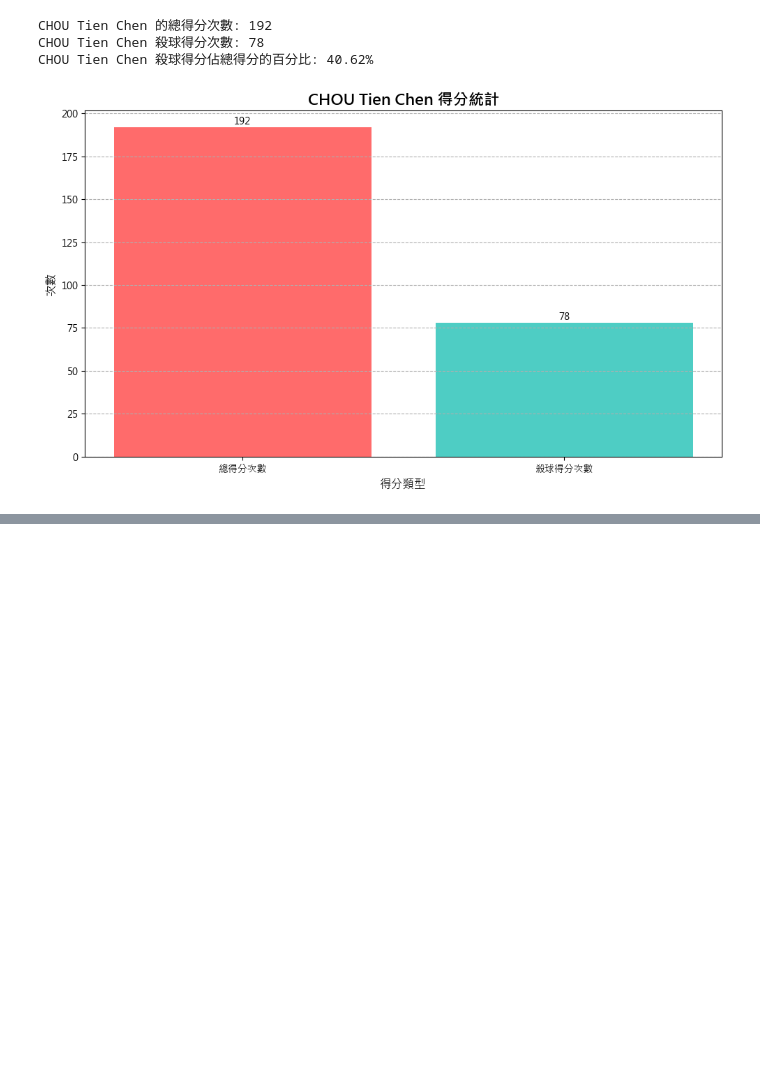
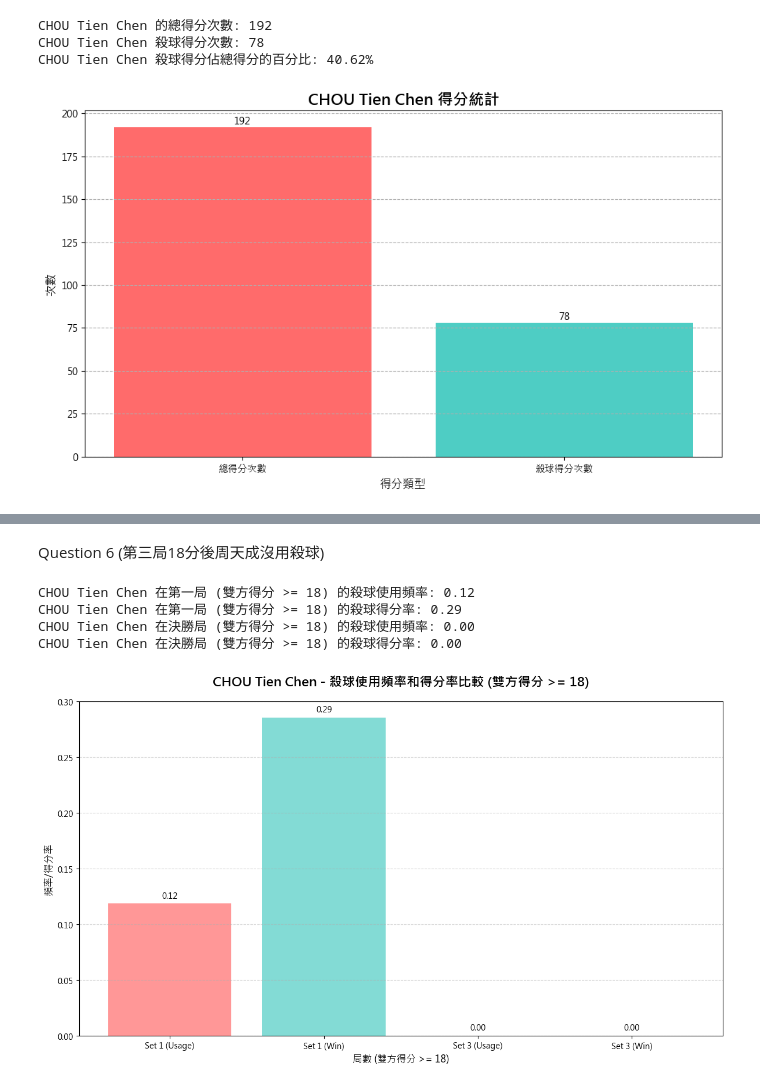
Before and after one commit to DanielTeng0811/BadmintonAI, a Jupyter notebook: question_answer.ipynb, the cells around one changed output, grey strips where cells are left out. Cells and saved outputs as stored; diff of their text form; code cells hidden in the pictures; blank space fills up the shorter version.

```diff
--- a/question_answer.ipynb
+++ b/question_answer.ipynb
@@ -104,0 +403,79 @@ CHOU Tien Chen 殺球得分佔總得分的百分比: 40.62%
+# %% [markdown]
+Question 6 (第三局18分後周天成沒用殺球)
+# %%
+import platform
+import matplotlib.pyplot as plt
+import pandas as pd
+
+# 字體設定
+system = platform.system()
+if system == 'Darwin':
+    plt.rcParams['font.sans-serif'] = ['Arial Unicode MS', 'PingFang TC', 'Heiti TC', 'sans-serif']
+elif system == 'Windows':
+    plt.rcParams['font.sans-serif'] = ['Microsoft JhengHei', 'SimHei', 'sans-serif']
+else:
+    plt.rcParams['font.sans-serif'] = ['Noto Sans CJK TC', 'WenQuanYi Micro Hei', 'sans-serif']
+plt.rcParams['axes.unicode_minus'] = False
+
+# 設定球員姓名
+player_name = 'CHOU Tien Chen'
+
+# 定義函數計算殺球使用頻率和殺球得分率
+def calculate_smash_stats(df, set_num, player_name):
+    # 篩選指定局數，雙方得分均大於等於18分，且球員為指定球員的資料
+    filtered_df = df[(df['set'] == set_num) & (df['player_score'] >= 18) & (df['opponent_score'] >= 18) & (df['player'] == player_name)]
+
+    # 計算總次數
+    total_count = len(filtered_df)
+
+    # 計算殺球總次數
+    smash_count = len(filtered_df[filtered_df['type'] == '殺球'])
+
+    # 計算殺球得分次數
+    smash_win_count = len(filtered_df[(filtered_df['type'] == '殺球') & (filtered_df['win_reason'].notna())])
+
+    # 計算殺球使用頻率
+    smash_usage_rate = smash_count / total_count if total_count > 0 else 0
+
+    # 計算殺球得分率
+    smash_win_rate = smash_win_count / smash_count if smash_count > 0 else 0
+
+    return smash_usage_rate, smash_win_rate
+
+# 計算第一局的殺球使用頻率和殺球得分率
+set1_smash_usage_rate, set1_smash_win_rate = calculate_smash_stats(df, 1, player_name)
+
+# 計算決勝局的殺球使用頻率和殺球得分率
+set3_smash_usage_rate, set3_smash_win_rate = calculate_smash_stats(df, 3, player_name)
+
+# 打印結果
+print(f"{player_name} 在第一局 (雙方得分 >= 18) 的殺球使用頻率: {set1_smash_usage_rate:.2f}")
+print(f"{player_name} 在第一局 (雙方得分 >= 18) 的殺球得分率: {set1_smash_win_rate:.2f}")
+print(f"{player_name} 在決勝局 (雙方得分 >= 18) 的殺球使用頻率: {set3_smash_usage_rate:.2f}")
+print(f"{player_name} 在決勝局 (雙方得分 >= 18) 的殺球得分率: {set3_smash_win_rate:.2f}")
+
+# 繪製柱狀圖比較殺球使用頻率和殺球得分率
+labels = ['Set 1 (Usage)', 'Set 1 (Win)', 'Set 3 (Usage)', 'Set 3 (Win)']
+values = [set1_smash_usage_rate, set1_smash_win_rate, set3_smash_usage_rate, set3_smash_win_rate]
+colors = ['#FF6B6B', '#4ECDC4', '#45B7D1', '#FFA07A']
+
+fig, ax = plt.subplots(figsize=(12, 7))
+bars = ax.bar(labels, values, color=colors, alpha=0.7)
+
+# 在柱子上方標註數值
+for bar in bars:
+    yval = bar.get_height()
+    ax.text(bar.get_x() + bar.get_width()/2, yval + max(values)*0.01, f'{yval:.2f}', ha='center', va='bottom', fontsize=10)
+
+ax.set_title(f'{player_name} - 殺球使用頻率和得分率比較 (雙方得分 >= 18)', fontsize=16, fontweight='bold', pad=20)
+ax.set_ylabel('頻率/得分率', fontsize=12)
+ax.set_xlabel('局數 (雙方得分 >= 18)', fontsize=12)
+ax.tick_params(axis='x', labelsize=10, rotation=0)
+ax.grid(True, axis='y', linestyle='--', alpha=0.5)
+plt.tight_layout()
+# %% [output]
+CHOU Tien Chen 在第一局 (雙方得分 >= 18) 的殺球使用頻率: 0.12
+CHOU Tien Chen 在第一局 (雙方得分 >= 18) 的殺球得分率: 0.29
+CHOU Tien Chen 在決勝局 (雙方得分 >= 18) 的殺球使用頻率: 0.00
+CHOU Tien Chen 在決勝局 (雙方得分 >= 18) 的殺球得分率: 0.00
+[figure, added]
```
Also changed, not shown: parts of 53 cells of this notebook.
